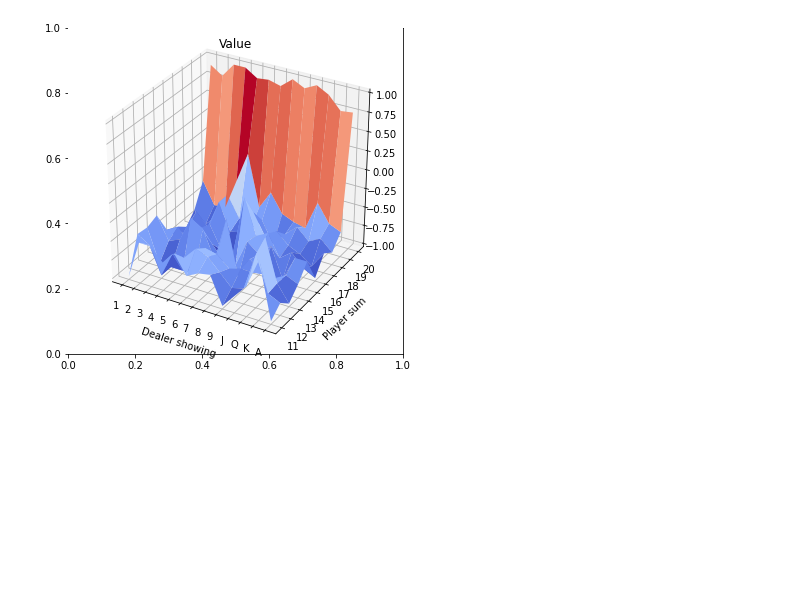
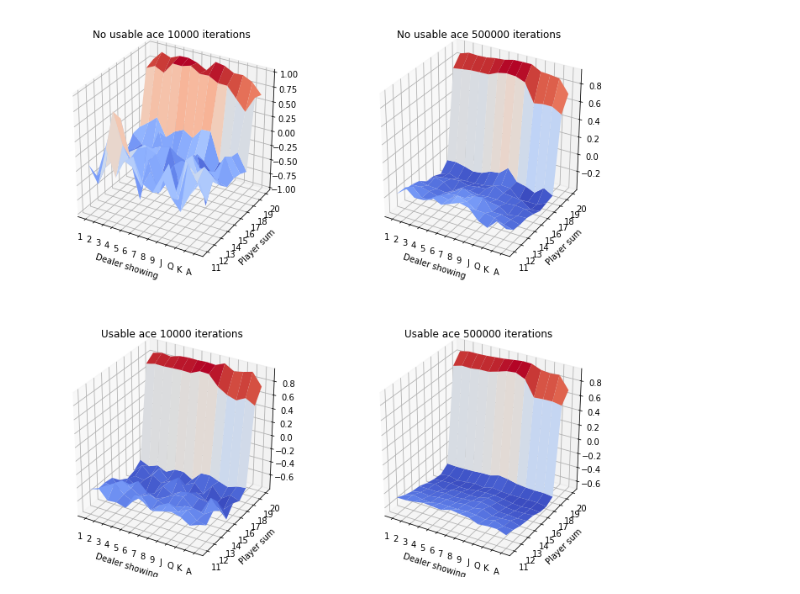
Before and after one commit to RDelg/rl-book, a Jupyter notebook: chapter5.ipynb, the cells around one changed output. Saved outputs shown, nothing was run; the diff lists cells and outputs as text; code cells hidden in the pictures; blank space fills up the shorter version.

```diff
--- a/chapter5.ipynb
+++ b/chapter5.ipynb
@@ -13,7 +13,7 @@ class BoundedArraySpec:
         self.minimum = minimum
         self.maximum = maximum
 # %%
-class Trayectory:
+class Trajectory:
     class Step:
         def __init__(self, is_final, state, action, reward):
             self.is_final = is_final
@@ -25,7 +25,7 @@ class Trayectory:
         self.steps = []
 
     def add_step(self, is_final, state, action, reward):
-        self.steps.append(Trayectory.Step(is_final, state, action, reward))
+        self.steps.append(Trajectory.Step(is_final, state, action, reward))
 
     def __len__(self):
         return len(self.steps)
@@ -152,27 +152,27 @@ class MonteCarloPredictor():
 
     @staticmethod
     def generate_episode(env, policy):
-        trayectory = Trayectory()
+        trajectory = Trajectory()
         env.reset()
         state = env.state
         finished = False
         reward = 0
         while not finished:
             action = policy(state)
-            trayectory.add_step(finished, state, action, reward)
+            trajectory.add_step(finished, state, action, reward)
             finished, reward, new_state = env.step(action)
             state = new_state
-        trayectory.add_step(finished, state, action, reward)
-        return trayectory
+        trajectory.add_step(finished, state, action, reward)
+        return trajectory
 
     def predict(self, policy, n=1):
         for _ in range(n):
-            trayectory = self.generate_episode(self.env, policy)
+            trajectory = self.generate_episode(self.env, policy)
             g = 0
-            for i in range(len(trayectory)-1, 0, -1):
-                g += trayectory[i].reward
-                previous_states = set(x.state for x in trayectory[0:i-1])
-                if trayectory[i-1].state not in previous_states:
-                    index = self._state_to_index(trayectory[i-1].state)
+            for i in range(len(trajectory)-1, 0, -1):
+                g += trajectory[i].reward
+                previous_states = set(x.state for x in trajectory[0:i-1])
+                if trajectory[i-1].state not in previous_states:
+                    index = self._state_to_index(trajectory[i-1].state)
                     self.n[index] += 1
                     self.state_value[index] += (g - self.state_value[index]) / self.n[index]
@@ -182,12 +179,9 @@ mc = MonteCarloPredictor(env)
-# %%
-policy = lambda state: state[0] == 21
-mc.predict(policy, n=1000)
 # %%
 import matplotlib.pyplot as plt
 from matplotlib import cm
 from mpl_toolkits.mplot3d import Axes3D
 
-def plot_value(value, ax=None, figsize=(6,6)):
+def plot_value(value, ax=None, title='Value', figsize=(6,6)):
     if ax is None:
         fig, ax = plt.subplots(figsize=figsize)
         ax = fig.add_subplot(111, projection='3d')
@@ -205,8 +199,18 @@ def plot_value(value, ax=None, figsize=(6,6)):
     ax.set_xticklabels([x.replace('_', '') for x in BlackJack._CARDS.keys()]);
     ax.set_yticklabels(np.arange(y_range) + 11);
 
-    ax.set_title("Value")
-
-plot_value(mc.state_value[:,0,:])
+    ax.set_title(title)
-# %% [output]
-[figure, removed]
+# %%
+def figure_5_1(figsize=(12,12)):
+    fig = plt.figure(figsize=figsize)
+    env = BlackJack()
+    policy = lambda state: state[0] >= 20
+    for i, iter in enumerate([10000, 500000]):
+        mc = MonteCarloPredictor(env)
+        mc.predict(policy, n=iter)
+        plot_value(mc.state_value[:,1,:], fig.add_subplot(2,2,1+i,projection='3d'), f'No usable ace {iter} iterations')
+        plot_value(mc.state_value[:,0,:], fig.add_subplot(2,2,3+i,projection='3d'), f'Usable ace {iter} iterations')
+
+figure_5_1()
+# %% [output]
+[figure, added]
```
Also changed, not shown: parts of 1 cell of this notebook.
